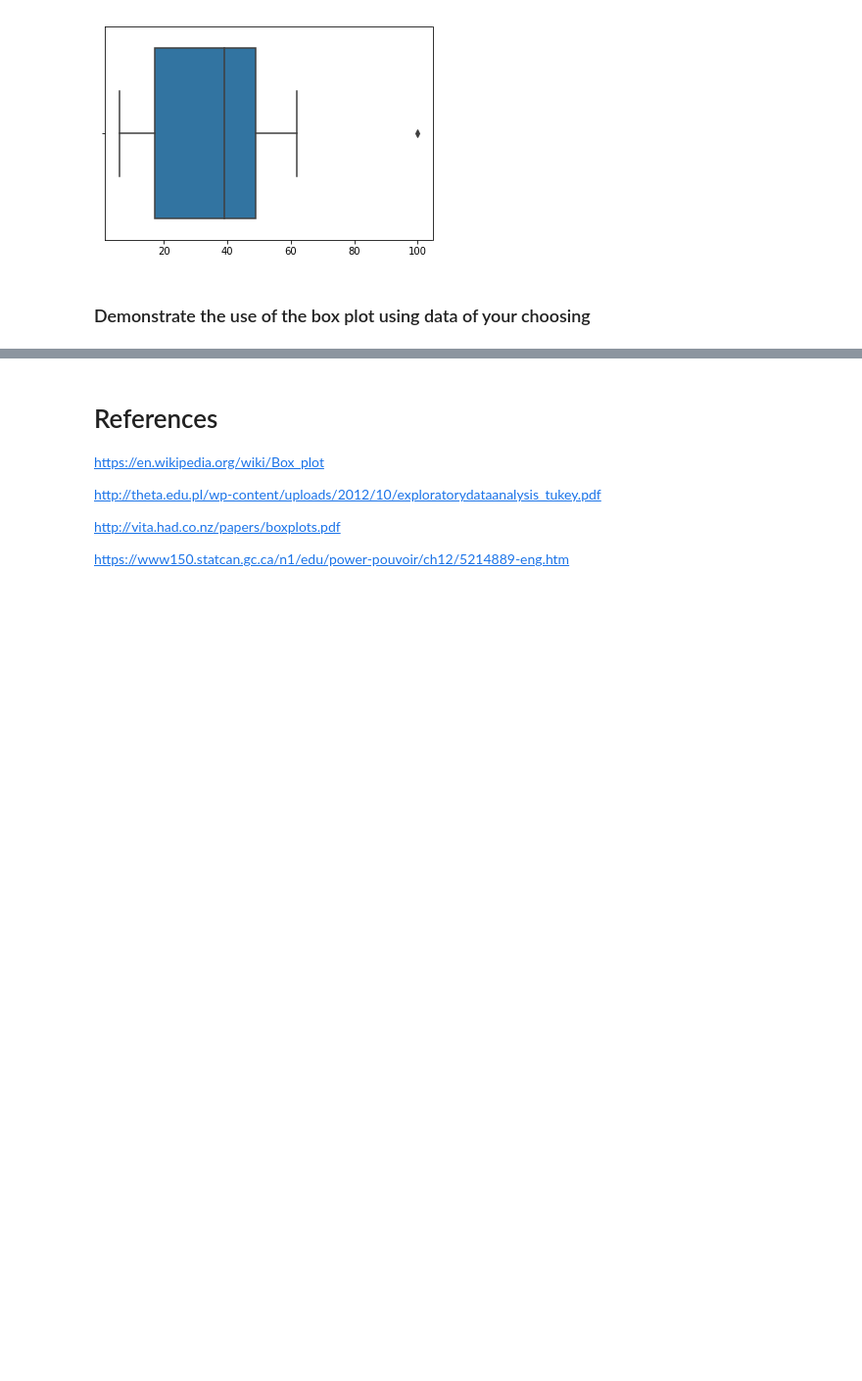
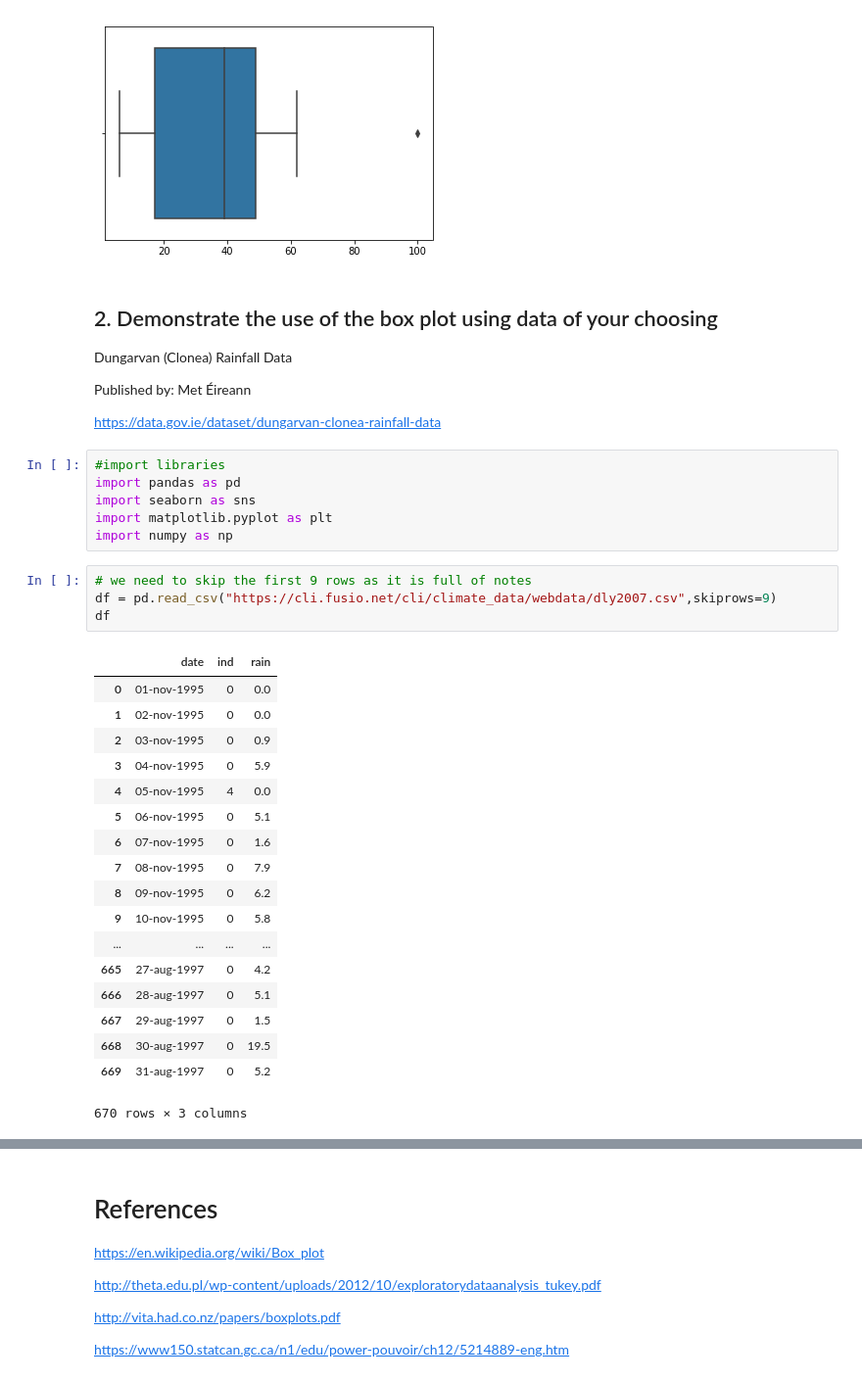
Before and after one commit to RitRa/Box-Plot-Project, a Jupyter notebook: Box Plot Project.ipynb, the cells around one changed output, grey strips where cells are left out. Shown at 98% size. Saved outputs shown, nothing was run; the diff lists cells and outputs as text; blank space fills up the shorter version.

```diff
--- a/Box Plot Project.ipynb
+++ b/Box Plot Project.ipynb
@@ -34,4 +36,39 @@ ax
 <matplotlib.axes._subplots.AxesSubplot at 0x...>
 [figure]
 # %% [markdown]
-### Demonstrate the use of the box plot using data of your choosing
+## 2. Demonstrate the use of the box plot using data of your choosing
+
+Dungarvan (Clonea) Rainfall Data
+
+Published by: Met Éireann
+
+https://data.gov.ie/dataset/dungarvan-clonea-rainfall-data
+# %%
+#import libraries
+import pandas as pd
+import seaborn as sns
+import matplotlib.pyplot as plt
+import numpy as np
+# %%
+# we need to skip the first 9 rows as it is full of notes
+df = pd.read_csv("https://cli.fusio.net/cli/climate_data/webdata/dly2007.csv",skiprows=9)
+df
+# %% [output]
+|  | date | ind | rain |
+| 0 | 01-nov-1995 | 0 | 0.0 |
+| 1 | 02-nov-1995 | 0 | 0.0 |
+| 2 | 03-nov-1995 | 0 | 0.9 |
+| 3 | 04-nov-1995 | 0 | 5.9 |
+| 4 | 05-nov-1995 | 4 | 0.0 |
+| 5 | 06-nov-1995 | 0 | 5.1 |
+| 6 | 07-nov-1995 | 0 | 1.6 |
+| 7 | 08-nov-1995 | 0 | 7.9 |
+| 8 | 09-nov-1995 | 0 | 6.2 |
+| 9 | 10-nov-1995 | 0 | 5.8 |
+| ... | ... | ... | ... |
+| 665 | 27-aug-1997 | 0 | 4.2 |
+| 666 | 28-aug-1997 | 0 | 5.1 |
+| 667 | 29-aug-1997 | 0 | 1.5 |
+| 668 | 30-aug-1997 | 0 | 19.5 |
+| 669 | 31-aug-1997 | 0 | 5.2 |
+670 rows × 3 columns
```
Also changed, not shown: parts of 10 cells of this notebook.
